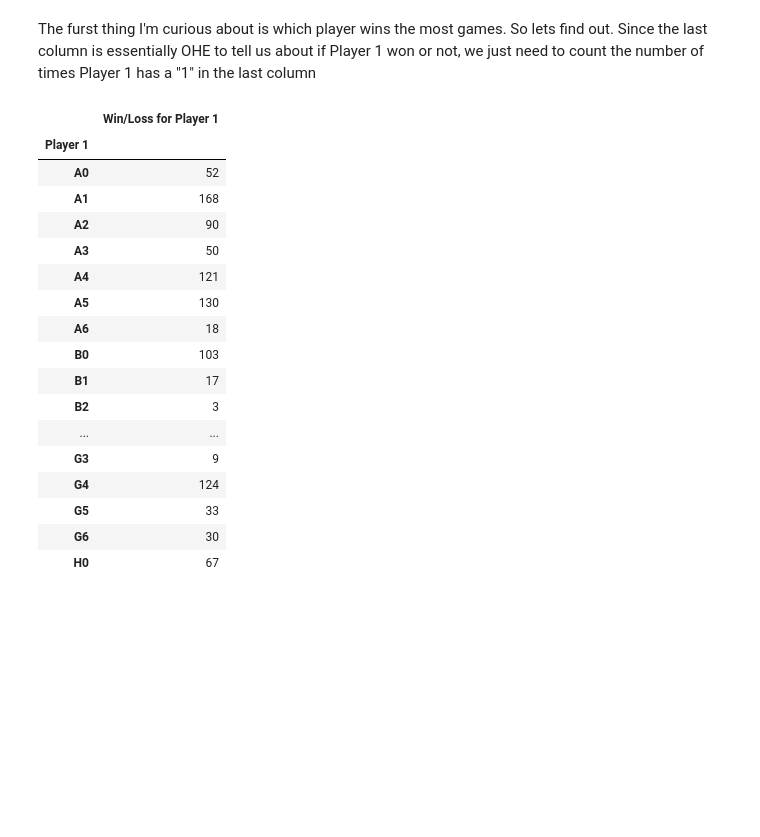
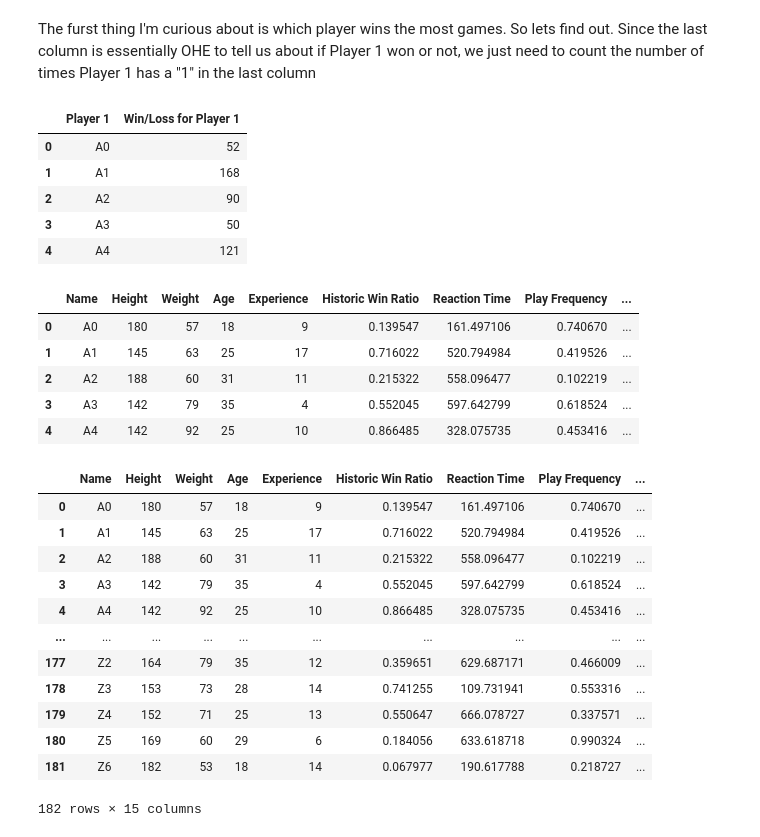
Before and after one commit to alzarai/badminton_lads, a Jupyter notebook: Notebooks/EDA.ipynb, the cells around one changed output. Cells and saved outputs as stored; diff of their text form; code cells hidden in the pictures; blank space fills up the shorter version.

```diff
--- a/Notebooks/EDA.ipynb
+++ b/Notebooks/EDA.ipynb
@@ -81,26 +81,39 @@ Since the last column is essentially OHE to tell us about if Player 1 won or not
 # %%
 #Lets drop the second column because its not useful to us
 match_data.drop(columns=['Player 2'],inplace=True)
-
 #Creating a new array with what we want
-match_data_summarised = match_data.groupby('Player 1').sum()
-display(match_data_summarised.head(50))
+match_data_summarised = match_data.groupby('Player 1').sum().reset_index()
+display(match_data_summarised.head(5))
 # %% [output]
-|  | Win/Loss for Player 1 |
-| Player 1 |  |
-| A0 | 52 |
-| A1 | 168 |
-| A2 | 90 |
-| A3 | 50 |
-| A4 | 121 |
-| A5 | 130 |
-| A6 | 18 |
-| B0 | 103 |
-| B1 | 17 |
-| B2 | 3 |
-| ... | ... |
-| G3 | 9 |
-| G4 | 124 |
-| G5 | 33 |
-| G6 | 30 |
-| H0 | 67 |
+|  | Player 1 | Win/Loss for Player 1 |
+| 0 | A0 | 52 |
+| 1 | A1 | 168 |
+| 2 | A2 | 90 |
+| 3 | A3 | 50 |
+| 4 | A4 | 121 |
+# %%
+#Let us add this new column into the player data set we already have
+player_data_final = player_data
+player_data_final['Total Matches Won'] = match_data_summarised['Win/Loss for Player 1']
+display(player_data_final.head())
+display(player_data)
+# %% [output]
+|  | Name | Height | Weight | Age | Experience | Historic Win Ratio | Reaction Time | Play Frequency | ... |
+| 0 | A0 | 180 | 57 | 18 | 9 | 0.139547 | 161.497106 | 0.740670 | ... |
+| 1 | A1 | 145 | 63 | 25 | 17 | 0.716022 | 520.794984 | 0.419526 | ... |
+| 2 | A2 | 188 | 60 | 31 | 11 | 0.215322 | 558.096477 | 0.102219 | ... |
+| 3 | A3 | 142 | 79 | 35 | 4 | 0.552045 | 597.642799 | 0.618524 | ... |
+| 4 | A4 | 142 | 92 | 25 | 10 | 0.866485 | 328.075735 | 0.453416 | ... |
+|  | Name | Height | Weight | Age | Experience | Historic Win Ratio | Reaction Time | Play Frequency | ... |
+| 0 | A0 | 180 | 57 | 18 | 9 | 0.139547 | 161.497106 | 0.740670 | ... |
+| 1 | A1 | 145 | 63 | 25 | 17 | 0.716022 | 520.794984 | 0.419526 | ... |
+| 2 | A2 | 188 | 60 | 31 | 11 | 0.215322 | 558.096477 | 0.102219 | ... |
+| 3 | A3 | 142 | 79 | 35 | 4 | 0.552045 | 597.642799 | 0.618524 | ... |
+| 4 | A4 | 142 | 92 | 25 | 10 | 0.866485 | 328.075735 | 0.453416 | ... |
+| ... | ... | ... | ... | ... | ... | ... | ... | ... | ... |
+| 177 | Z2 | 164 | 79 | 35 | 12 | 0.359651 | 629.687171 | 0.466009 | ... |
+| 178 | Z3 | 153 | 73 | 28 | 14 | 0.741255 | 109.731941 | 0.553316 | ... |
+| 179 | Z4 | 152 | 71 | 25 | 13 | 0.550647 | 666.078727 | 0.337571 | ... |
+| 180 | Z5 | 169 | 60 | 29 | 6 | 0.184056 | 633.618718 | 0.990324 | ... |
+| 181 | Z6 | 182 | 53 | 18 | 14 | 0.067977 | 190.617788 | 0.218727 | ... |
+182 rows × 15 columns
```
Also changed, not shown: parts of 8 cells of this notebook.
